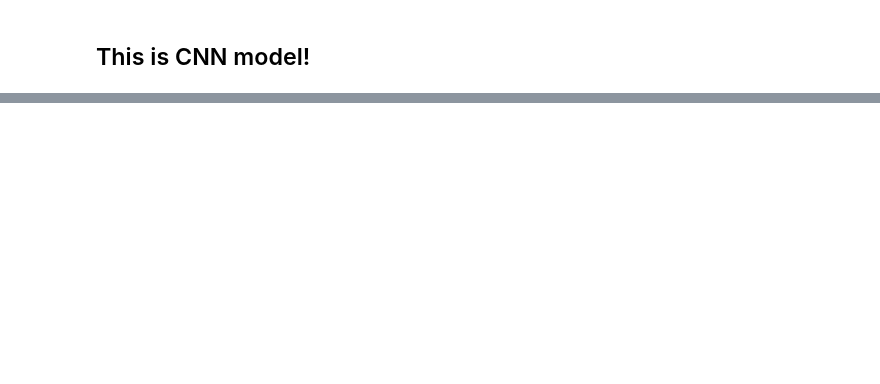
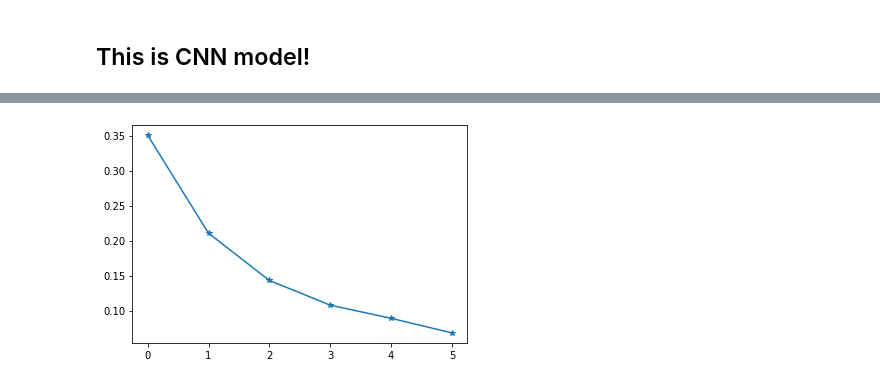
Before and after one commit to Lorenzo-lu/CS-760-Machine-Learning-Final-Project, a Jupyter notebook: RNN/PyTorch RNN example-spam emails.ipynb, the cells around one changed output, grey strips where cells are left out. Saved outputs shown, nothing was run; the diff lists cells and outputs as text; code cells hidden in the pictures; blank space fills up the shorter version.

```diff
--- a/RNN/PyTorch RNN example-spam emails.ipynb
+++ b/RNN/PyTorch RNN example-spam emails.ipynb
@@ -381,0 +429,4 @@ Testing Accuracy = 9.653e-01
+# %%
+plt.plot(train_losses, marker ='*');
+# %% [output]
+[figure, added]
```
Also changed, not shown: parts of 8 cells of this notebook, 4 other files.
